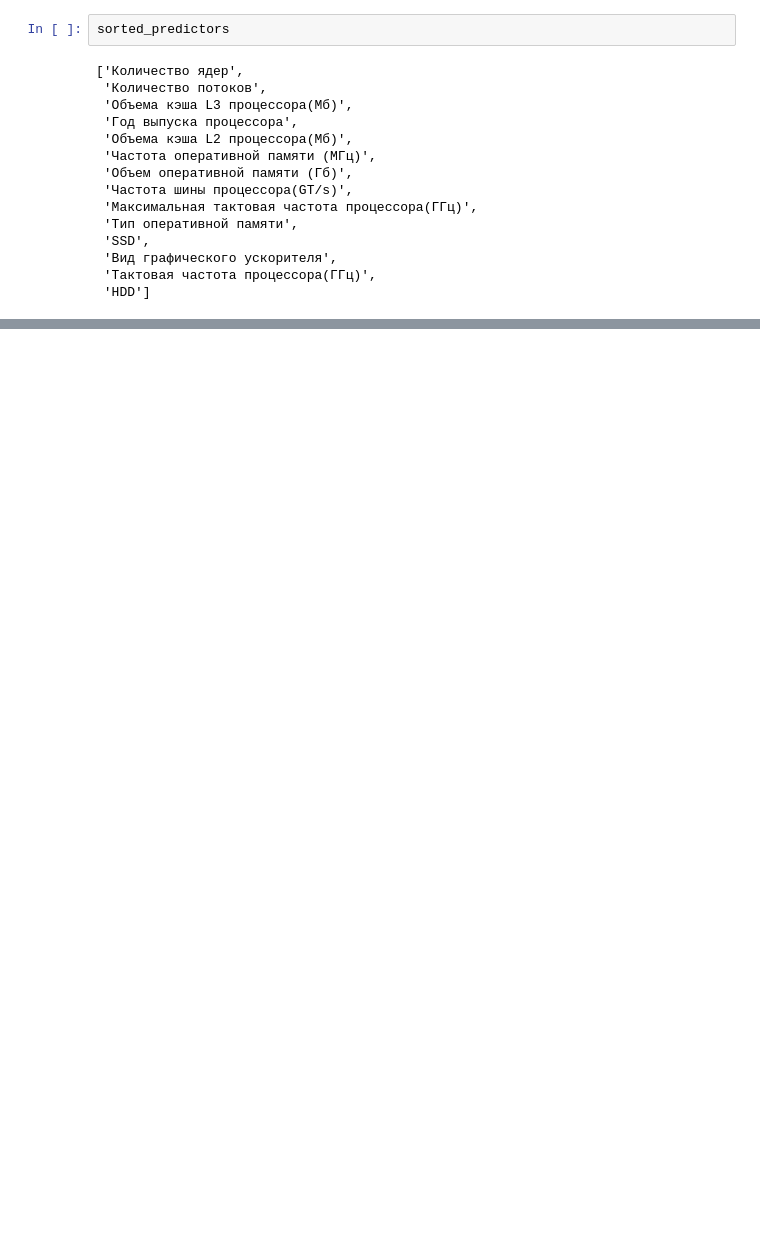
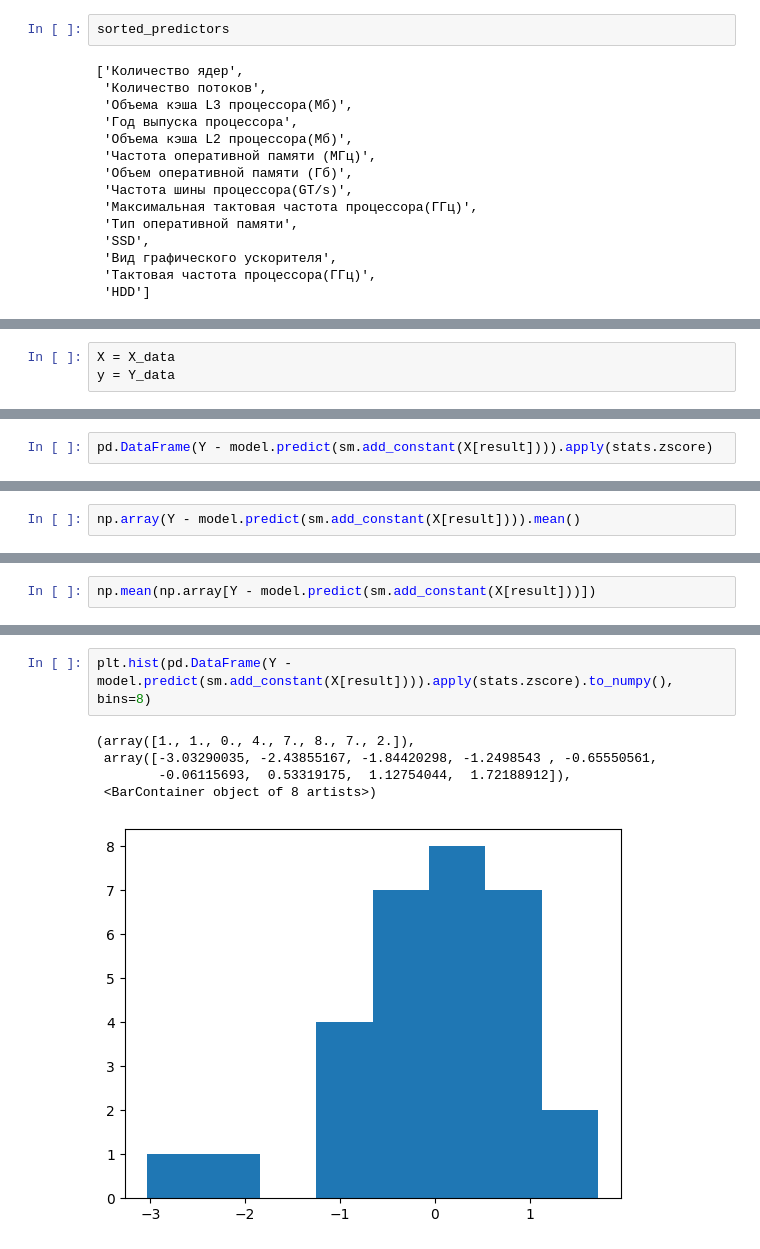
Before and after one commit to radabolsky/laptop-performance, a Jupyter notebook: Tumanova_stat_right_version.ipynb, the cells around one changed output, grey strips where cells are left out. Saved outputs shown, nothing was run; the diff lists cells and outputs as text; blank space fills up the shorter version.

```diff
--- a/Tumanova_stat_right_version.ipynb
+++ b/Tumanova_stat_right_version.ipynb
@@ -492,0 +603,3 @@ F критическое = 3.9063884077297053
+# %%
+X = X_data
+y = Y_data
@@ -492,0 +701,2 @@ F критическое = 3.9063884077297053
+# %%
+pd.DataFrame(Y - model.predict(sm.add_constant(X[result]))).apply(stats.zscore)
@@ -492,0 +839,2 @@ F критическое = 3.9063884077297053
+# %%
+np.array(Y - model.predict(sm.add_constant(X[result]))).mean()
@@ -492,0 +843,2 @@ F критическое = 3.9063884077297053
+# %%
+np.mean(np.array[Y - model.predict(sm.add_constant(X[result]))])
@@ -492,0 +871,8 @@ F критическое = 3.9063884077297053
+# %%
+plt.hist(pd.DataFrame(Y - model.predict(sm.add_constant(X[result]))).apply(stats.zscore).to_numpy(), bins=8)
+# %% [output]
+(array([1., 1., 0., 4., 7., 8., 7., 2.]),
+ array([-3.03290035, -2.43855167, -1.84420298, -1.2498543 , -0.65550561,
+        -0.06115693,  0.53319175,  1.12754044,  1.72188912]),
+ <BarContainer object of 8 artists>)
+[figure, added]
```
Also changed, not shown: parts of 52 cells of this notebook, 2 other files.
